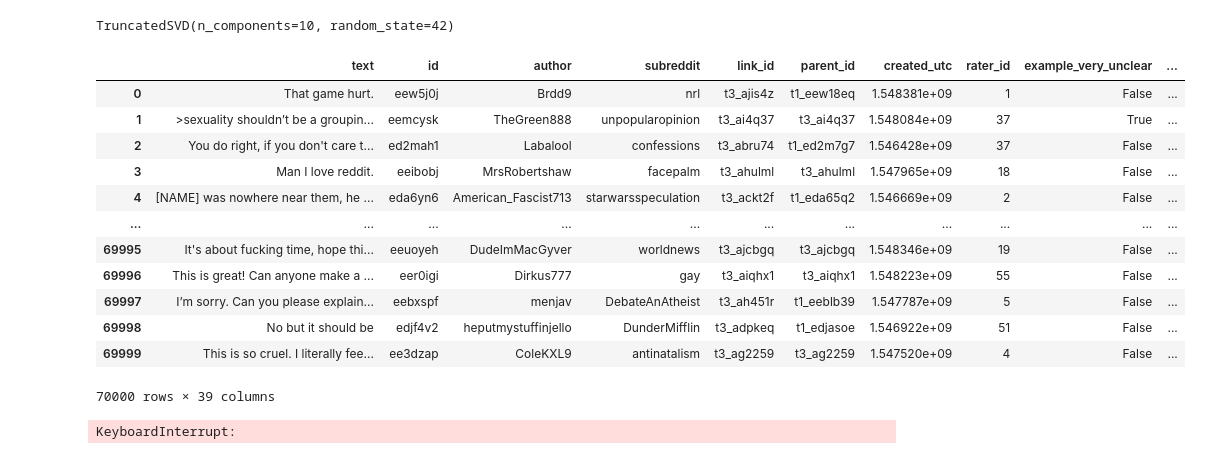
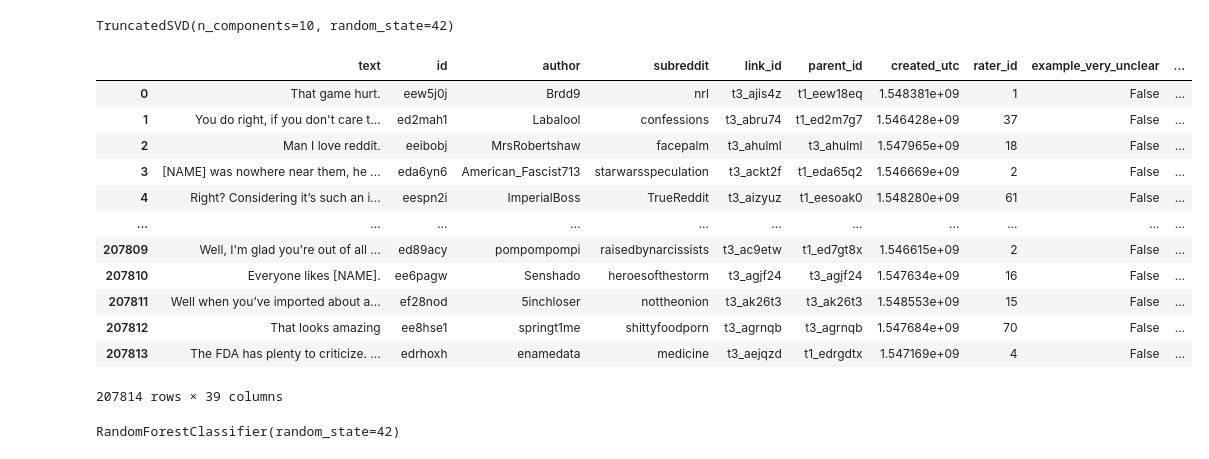
Before and after one commit to Imjaeseokk/Ajou-Social_network_analysis, a Jupyter notebook: Project/training_ml_model.ipynb, the cells around one changed output. Drawn from its saved outputs; the diff is of its cells as text; code cells hidden in the pictures.

```diff
--- a/Project/training_ml_model.ipynb
+++ b/Project/training_ml_model.ipynb
@@ -48,0 +42,2 @@ test_df
+# %%
+df = pd.concat([goemotion_df1, goemotion_df2, goemotion_df3], axis=0, ignore_index=True)
@@ -48,0 +64,6 @@ test_df
+# %%
+df = df[df['example_very_unclear']==False]
+
+df = df.dropna(subset=['text'])
+
+df = df.reset_index(drop=True)
@@ -72,26 +109,17 @@ def preprocess_text(text):
 # %%
 # TF-IDF 벡터라이저 학습
 vectorizer = TfidfVectorizer()
-tfidf_matrix = vectorizer.fit_transform(goemotion_df1['text'])
+tfidf_matrix = vectorizer.fit_transform(df['text'])
 
 # SVD 모델 학습
+# n_components split test
 svd = TruncatedSVD(n_components=10, random_state=42)
 svd.fit(tfidf_matrix)
 # %% [output]
 TruncatedSVD(n_components=10, random_state=42)
 # %%
 def tfidf_svd_single(text, vectorizer, svd):
-    """
-    단일 텍스트 데이터를 TF-IDF로 벡터화하고 SVD로 축소.
 
-    Args:
-        text (str): 입력 텍스트.
-        vectorizer (TfidfVectorizer): 학습된 TF-IDF 벡터라이저.
-        svd (TruncatedSVD): 학습된 SVD 모델.
-
-    Returns:
-        np.ndarray: 축소된 벡터 (1D 배열).
-    """
     # TF-IDF 벡터화
     tfidf_vector = vectorizer.transform([text])
 
@@ -100,23 +128,23 @@ def tfidf_svd_single(text, vectorizer, svd):
 
     return reduced_vector.flatten()  # 1D 배열 반환
 # %%
-goemotion_df1["preprocessed_text"] = goemotion_df1['text'].apply(preprocess_text)
-goemotion_df1['svd_vector'] = goemotion_df1['text'].apply(lambda x: tfidf_svd_single(x, vectorizer, svd))
-goemotion_df1
+df["preprocessed_text"] = df['text'].apply(preprocess_text)
+df['svd_vector'] = df['text'].apply(lambda x: tfidf_svd_single(x, vectorizer, svd))
+df
 # %% [output]
 |  | text | id | author | subreddit | link_id | parent_id | created_utc | rater_id | example_very_unclear | ... |
 | 0 | That game hurt. | eew5j0j | Brdd9 | nrl | t3_ajis4z | t1_eew18eq | 1.548381e+09 | 1 | False | ... |
-| 1 | >sexuality shouldn’t be a groupin... | eemcysk | TheGreen888 | unpopularopinion | t3_ai4q37 | t3_ai4q37 | 1.548084e+09 | 37 | True | ... |
-| 2 | You do right, if you don't care t... | ed2mah1 | Labalool | confessions | t3_abru74 | t1_ed2m7g7 | 1.546428e+09 | 37 | False | ... |
-| 3 | Man I love reddit. | eeibobj | MrsRobertshaw | facepalm | t3_ahulml | t3_ahulml | 1.547965e+09 | 18 | False | ... |
-| 4 | [NAME] was nowhere near them, he ... | eda6yn6 | American_Fascist713 | starwarsspeculation | t3_ackt2f | t1_eda65q2 | 1.546669e+09 | 2 | False | ... |
+| 1 | You do right, if you don't care t... | ed2mah1 | Labalool | confessions | t3_abru74 | t1_ed2m7g7 | 1.546428e+09 | 37 | False | ... |
+| 2 | Man I love reddit. | eeibobj | MrsRobertshaw | facepalm | t3_ahulml | t3_ahulml | 1.547965e+09 | 18 | False | ... |
+| 3 | [NAME] was nowhere near them, he ... | eda6yn6 | American_Fascist713 | starwarsspeculation | t3_ackt2f | t1_eda65q2 | 1.546669e+09 | 2 | False | ... |
+| 4 | Right? Considering it’s such an i... | eespn2i | ImperialBoss | TrueReddit | t3_aizyuz | t1_eesoak0 | 1.548280e+09 | 61 | False | ... |
 | ... | ... | ... | ... | ... | ... | ... | ... | ... | ... | ... |
-| 69995 | It's about fucking time, hope thi... | eeuoyeh | DudeImMacGyver | worldnews | t3_ajcbgq | t3_ajcbgq | 1.548346e+09 | 19 | False | ... |
-| 69996 | This is great! Can anyone make a ... | eer0igi | Dirkus777 | gay | t3_aiqhx1 | t3_aiqhx1 | 1.548223e+09 | 55 | False | ... |
-| 69997 | I’m sorry. Can you please explain... | eebxspf | menjav | DebateAnAtheist | t3_ah451r | t1_eeblb39 | 1.547787e+09 | 5 | False | ... |
-| 69998 | No but it should be | edjf4v2 | heputmystuffinjello | DunderMifflin | t3_adpkeq | t1_edjasoe | 1.546922e+09 | 51 | False | ... |
-| 69999 | This is so cruel. I literally fee... | ee3dzap | ColeKXL9 | antinatalism | t3_ag2259 | t3_ag2259 | 1.547520e+09 | 4 | False | ... |
+| 207809 | Well, I'm glad you're out of all ... | ed89acy | pompompompi | raisedbynarcissists | t3_ac9etw | t1_ed7gt8x | 1.546615e+09 | 2 | False | ... |
+| 207810 | Everyone likes [NAME]. | ee6pagw | Senshado | heroesofthestorm | t3_agjf24 | t3_agjf24 | 1.547634e+09 | 16 | False | ... |
+| 207811 | Well when you’ve imported about a... | ef28nod | 5inchloser | nottheonion | t3_ak26t3 | t3_ak26t3 | 1.548553e+09 | 15 | False | ... |
+| 207812 | That looks amazing | ee8hse1 | springt1me | shittyfoodporn | t3_agrnqb | t3_agrnqb | 1.547684e+09 | 70 | False | ... |
+| 207813 | The FDA has plenty to criticize. ... | edrhoxh | enamedata | medicine | t3_aejqzd | t1_edrgdtx | 1.547169e+09 | 4 | False | ... |
-70000 rows × 39 columns
+207814 rows × 39 columns
 # %%
 X = np.stack(goemotion_df1['svd_vector'])
 y = goemotion_df1['surprise']
@@ -126,4 +154,4 @@ X_train, X_test, y_train, y_test = train_test_split(X, y, test_size=0.2, random_
 model = RandomForestClassifier(random_state=42)
 model.fit(X_train, y_train)
 # %% [output]
-KeyboardInterrupt:
+RandomForestClassifier(random_state=42)
```
Also changed, not shown: parts of 4 cells of this notebook.
